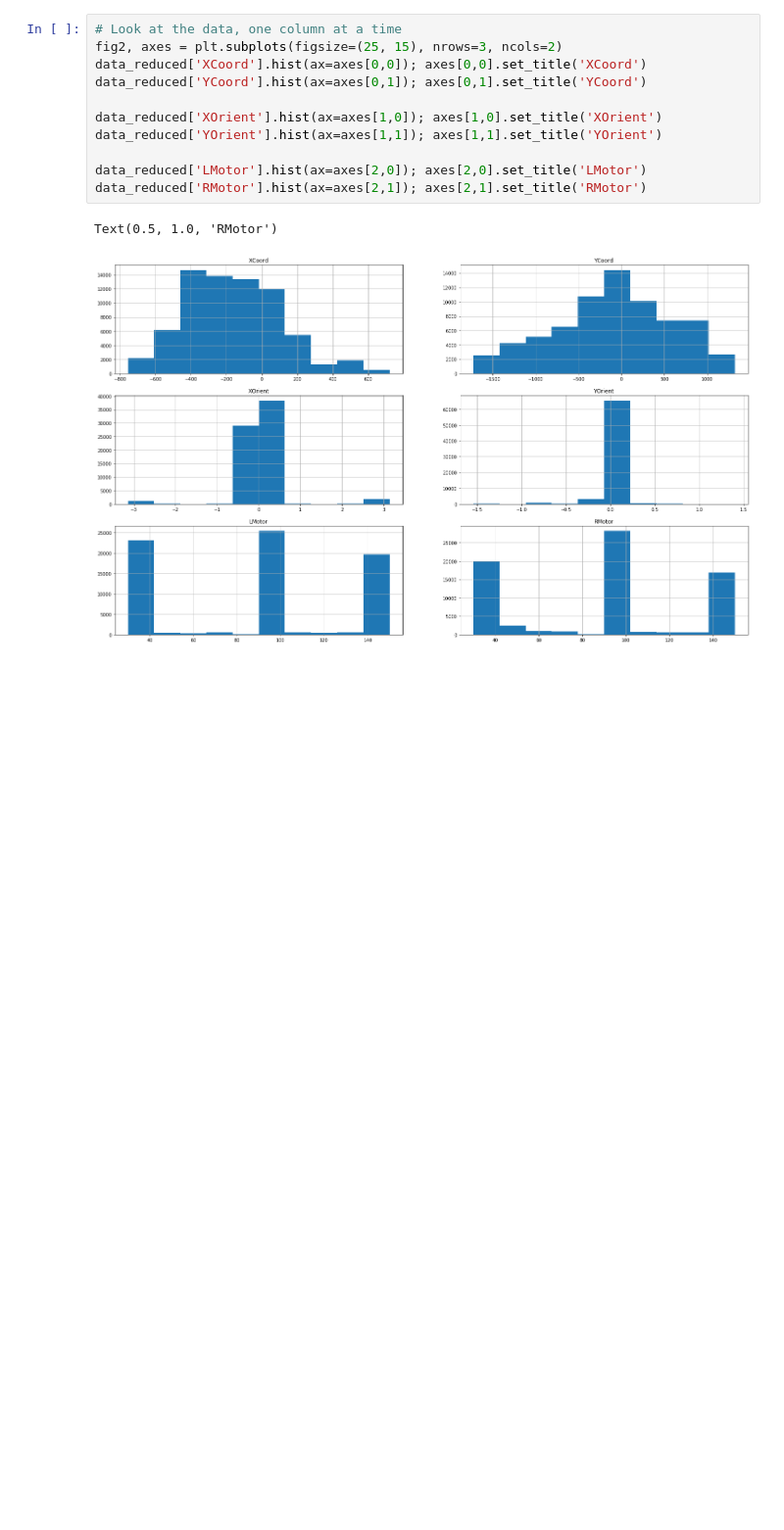
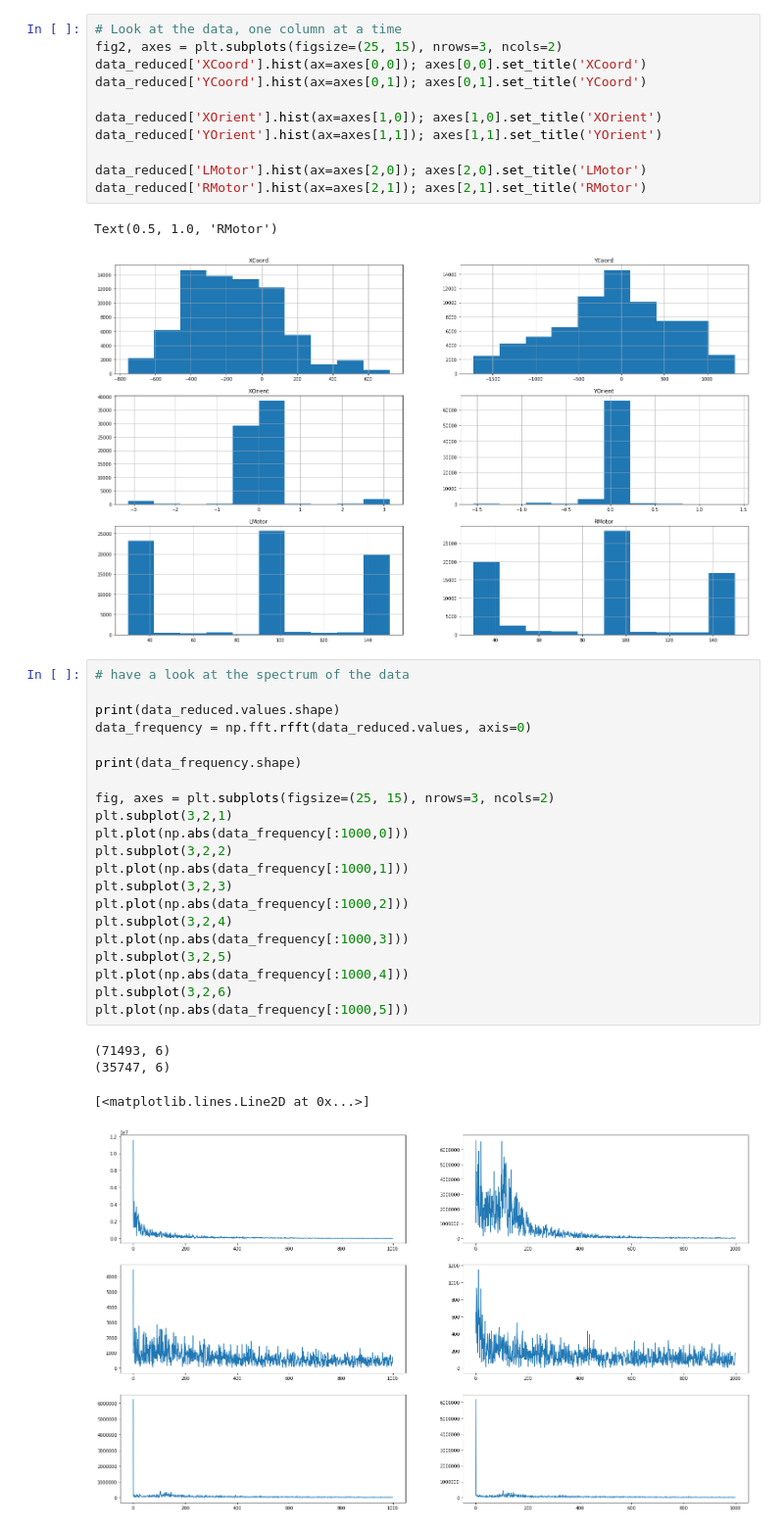
Before and after one commit to mbaltieri/lstmTest, a Jupyter notebook: AnalyseRoverRecordings.ipynb, the cells around one changed output. Shown at 98% size. Drawn from its saved outputs; the diff is of its cells as text; blank space fills up the shorter version.

```diff
--- a/AnalyseRoverRecordings.ipynb
+++ b/AnalyseRoverRecordings.ipynb
@@ -64,4 +65,30 @@ data_reduced['RMotor'].hist(ax=axes[2,1]); axes[2,1].set_title('RMotor')
 # %% [output]
 Text(0.5, 1.0, 'RMotor')
 [figure]
+# %%
+# have a look at the spectrum of the data
+
+print(data_reduced.values.shape)
+data_frequency = np.fft.rfft(data_reduced.values, axis=0)
+
+print(data_frequency.shape)
+
+fig, axes = plt.subplots(figsize=(25, 15), nrows=3, ncols=2)
+plt.subplot(3,2,1)
+plt.plot(np.abs(data_frequency[:1000,0]))
+plt.subplot(3,2,2)
+plt.plot(np.abs(data_frequency[:1000,1]))
+plt.subplot(3,2,3)
+plt.plot(np.abs(data_frequency[:1000,2]))
+plt.subplot(3,2,4)
+plt.plot(np.abs(data_frequency[:1000,3]))
+plt.subplot(3,2,5)
+plt.plot(np.abs(data_frequency[:1000,4]))
+plt.subplot(3,2,6)
+plt.plot(np.abs(data_frequency[:1000,5]))
+# %% [output]
+(71493, 6)
+(35747, 6)
+[<matplotlib.lines.Line2D at 0x...>]
+[figure, added]
 # %%
```
Also changed, not shown: parts of 5 cells of this notebook, 4 other files.
